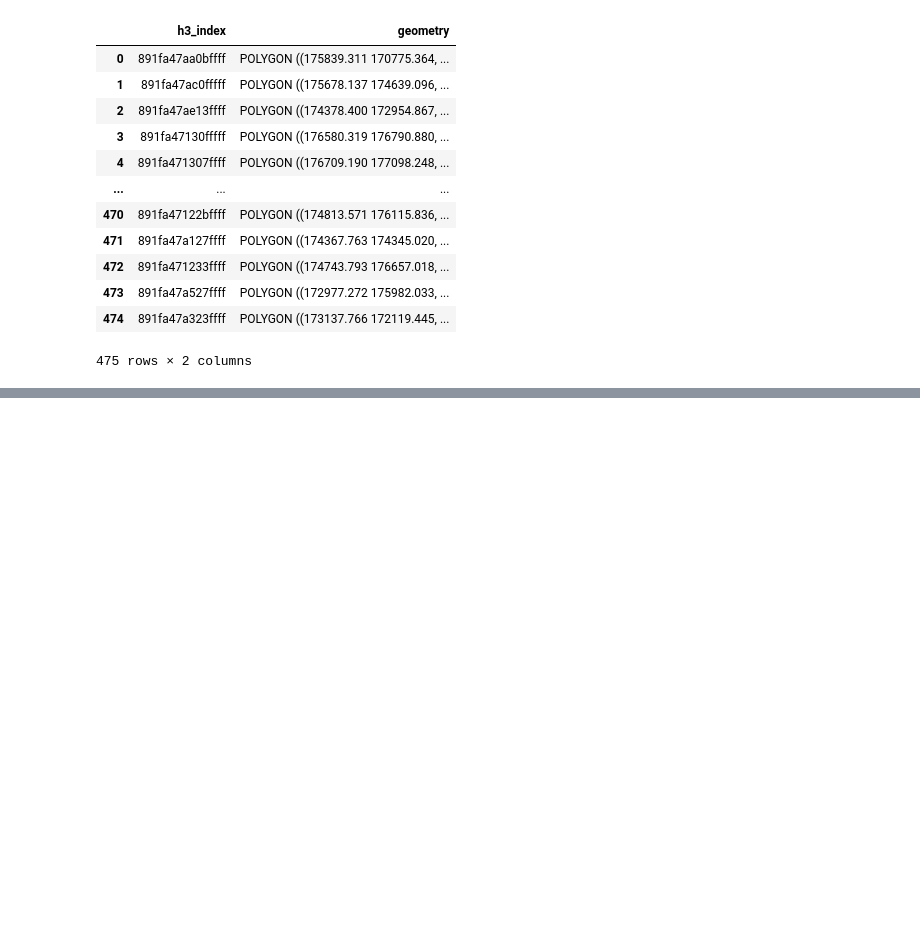
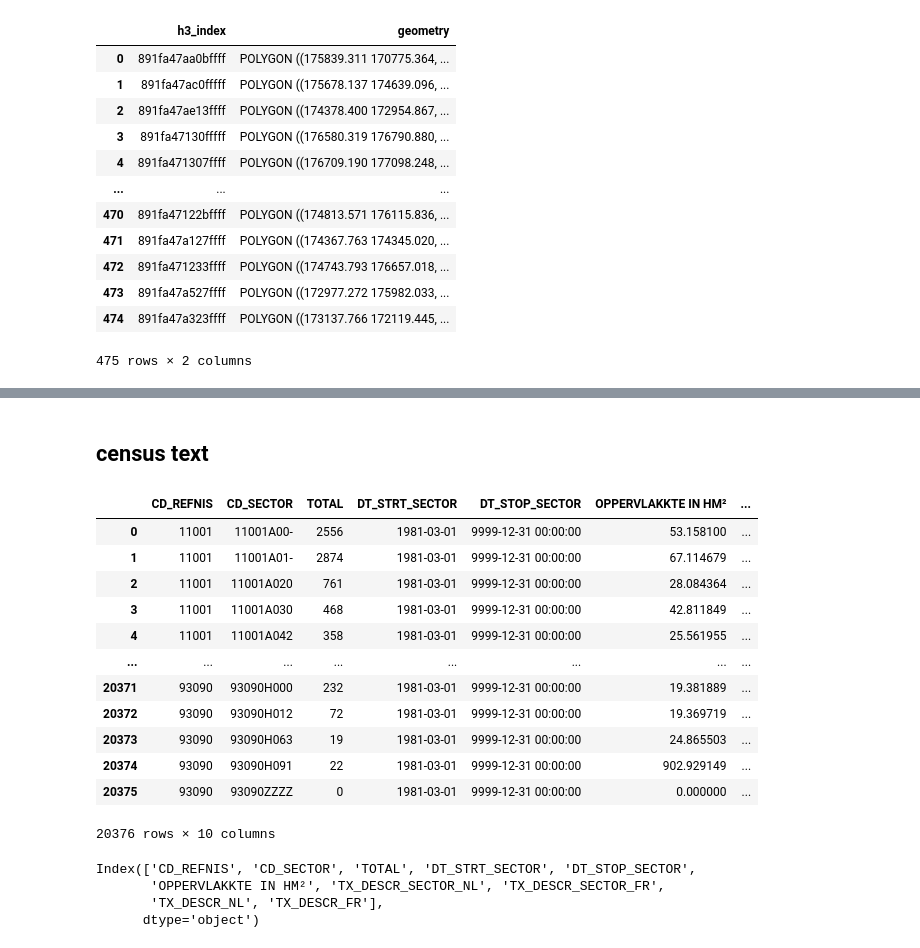
Before and after one commit to XanderPENG/matsim-xp, a Jupyter notebook: src/main/python/freight_emission/boundary_pop_process.ipynb, the cells around one changed output, grey strips where cells are left out. Saved outputs shown, nothing was run; the diff lists cells and outputs as text; code cells hidden in the pictures; blank space fills up the shorter version.

```diff
--- a/src/main/python/freight_emission/boundary_pop_process.ipynb
+++ b/src/main/python/freight_emission/boundary_pop_process.ipynb
@@ -441,0 +469,26 @@ hex_gdf.to_file(r'../../../../data/intermediate/test/h3/leuven_hex_res9.geojson'
+# %% [markdown]
+## census text
+# %%
+census_txt = pd.read_excel(r'../../../../data/raw/test/pop/OPENDATA_SECTOREN_2024.xlsx')
+census_txt
+# %% [output]
+|  | CD_REFNIS | CD_SECTOR | TOTAL | DT_STRT_SECTOR | DT_STOP_SECTOR | OPPERVLAKKTE IN HM² | ... |
+| 0 | 11001 | 11001A00- | 2556 | 1981-03-01 | 9999-12-31 00:00:00 | 53.158100 | ... |
+| 1 | 11001 | 11001A01- | 2874 | 1981-03-01 | 9999-12-31 00:00:00 | 67.114679 | ... |
+| 2 | 11001 | 11001A020 | 761 | 1981-03-01 | 9999-12-31 00:00:00 | 28.084364 | ... |
+| 3 | 11001 | 11001A030 | 468 | 1981-03-01 | 9999-12-31 00:00:00 | 42.811849 | ... |
+| 4 | 11001 | 11001A042 | 358 | 1981-03-01 | 9999-12-31 00:00:00 | 25.561955 | ... |
+| ... | ... | ... | ... | ... | ... | ... | ... |
+| 20371 | 93090 | 93090H000 | 232 | 1981-03-01 | 9999-12-31 00:00:00 | 19.381889 | ... |
+| 20372 | 93090 | 93090H012 | 72 | 1981-03-01 | 9999-12-31 00:00:00 | 19.369719 | ... |
+| 20373 | 93090 | 93090H063 | 19 | 1981-03-01 | 9999-12-31 00:00:00 | 24.865503 | ... |
+| 20374 | 93090 | 93090H091 | 22 | 1981-03-01 | 9999-12-31 00:00:00 | 902.929149 | ... |
+| 20375 | 93090 | 93090ZZZZ | 0 | 1981-03-01 | 9999-12-31 00:00:00 | 0.000000 | ... |
+20376 rows × 10 columns
+# %%
+census_txt.columns
+# %% [output]
+Index(['CD_REFNIS', 'CD_SECTOR', 'TOTAL', 'DT_STRT_SECTOR', 'DT_STOP_SECTOR',
+       'OPPERVLAKKTE IN HM²', 'TX_DESCR_SECTOR_NL', 'TX_DESCR_SECTOR_FR',
+       'TX_DESCR_NL', 'TX_DESCR_FR'],
+      dtype='object')
```
Also changed, not shown: parts of 8 cells of this notebook, 9 other files.
